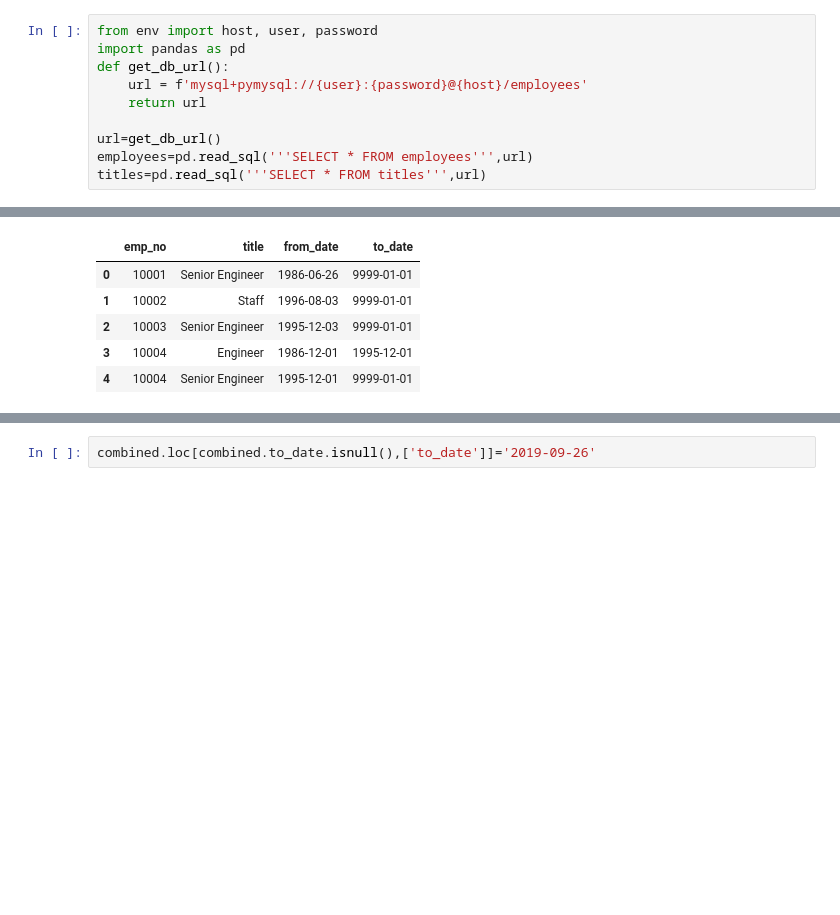
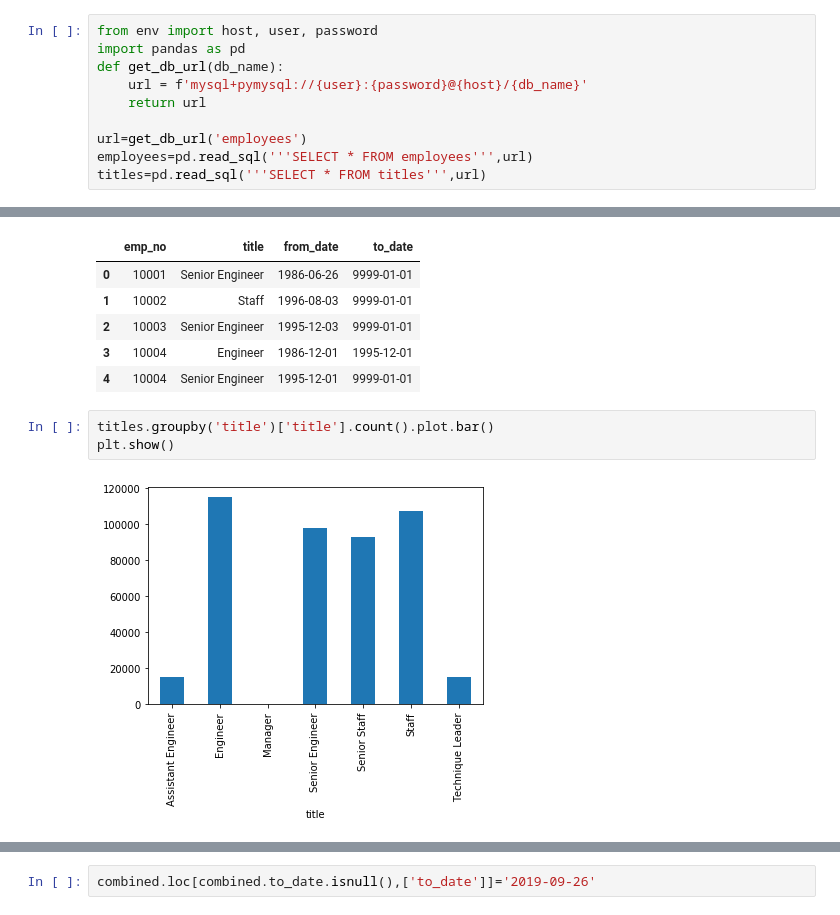
Before and after one commit to daver787/codeup_exercises, a Jupyter notebook: advanced_dataframes.ipynb, the cells around one changed output, grey strips where cells are left out. Cells and saved outputs as stored; diff of their text form; blank space fills up the shorter version.

```diff
--- a/scratchpad_dataframes.ipynb
+++ b/advanced_dataframes.ipynb
@@ -99,11 +89,11 @@ Name: trans, Length: 234, dtype: object
 # %%
 from env import host, user, password
 import pandas as pd
-def get_db_url():
-    url = f'mysql+pymysql://{user}:{password}@{host}/employees'
+def get_db_url(db_name):
+    url = f'mysql+pymysql://{user}:{password}@{host}/{db_name}'
     return url
 
-url=get_db_url()
+url=get_db_url('employees')
 employees=pd.read_sql('''SELECT * FROM employees''',url)
 titles=pd.read_sql('''SELECT * FROM titles''',url)
 # %%
@@ -124,5 +114,10 @@ titles.head()
 | 2 | 10003 | Senior Engineer | 1995-12-03 | 9999-01-01 |
 | 3 | 10004 | Engineer | 1986-12-01 | 1995-12-01 |
 | 4 | 10004 | Senior Engineer | 1995-12-01 | 9999-01-01 |
+# %%
+titles.groupby('title')['title'].count().plot.bar()
+plt.show()
+# %% [output]
+[figure, added]
 # %%
 titles['to_date']=pd.to_datetime(titles['to_date'], errors = 'coerce')
```
Also changed, not shown: parts of 19 cells of this notebook.
